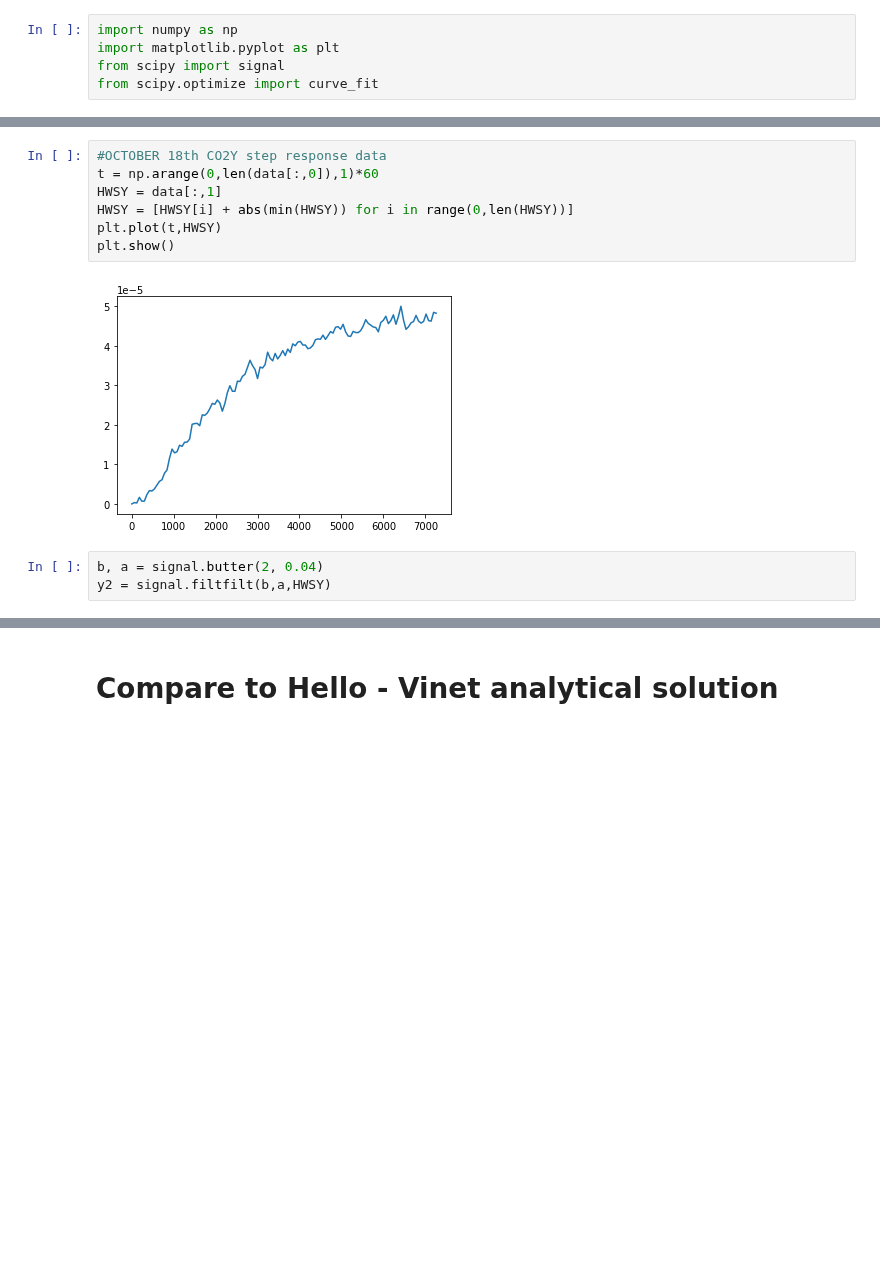
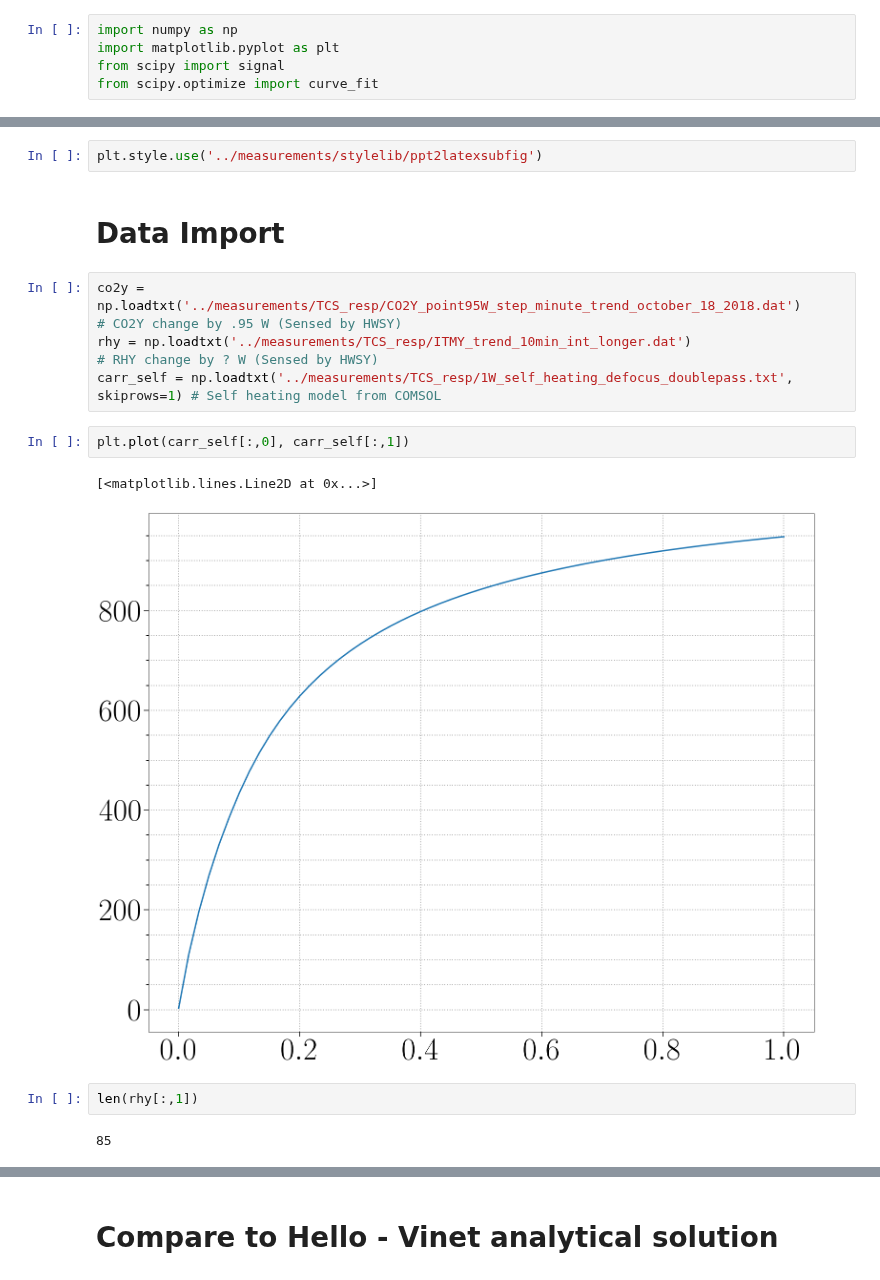
Before and after one commit to dancvan/dissertation, a Jupyter notebook: code/TCS_resp.ipynb, the cells around one changed output, grey strips where cells are left out. Cells and saved outputs as stored; diff of their text form; blank space fills up the shorter version.

Commit message:
Importing ITMY RH response and starting a TCS time constant comparison plot

```diff
--- a/code/TCS_resp.ipynb
+++ b/code/TCS_resp.ipynb
@@ -8,12 +6,17 @@ data = np.loadtxt('../measurements/TCS_resp/CO2Y_point95W_step_minute_trend_octo
-# %%
-#OCTOBER 18th CO2Y step response data
-t = np.arange(0,len(data[:,0]),1)*60
-HWSY = data[:,1]
-HWSY = [HWSY[i] + abs(min(HWSY)) for i in range(0,len(HWSY))]
-plt.plot(t,HWSY)
-plt.show()
-# %% [output]
-[figure, removed]
-# %%
-b, a = signal.butter(2, 0.04)
-y2 = signal.filtfilt(b,a,HWSY)
+# %%
+plt.style.use('../measurements/stylelib/ppt2latexsubfig')
+# %% [markdown]
+# Data Import
+# %%
+co2y = np.loadtxt('../measurements/TCS_resp/CO2Y_point95W_step_minute_trend_october_18_2018.dat')     # CO2Y change by .95 W (Sensed by HWSY)
+rhy = np.loadtxt('../measurements/TCS_resp/ITMY_trend_10min_int_longer.dat')                          # RHY change by ? W (Sensed by HWSY)
+carr_self = np.loadtxt('../measurements/TCS_resp/1W_self_heating_defocus_doublepass.txt', skiprows=1) # Self heating model from COMSOL
+# %%
+plt.plot(carr_self[:,0], carr_self[:,1])
+# %% [output]
+[<matplotlib.lines.Line2D at 0x...>]
+[figure, added]
+# %%
+len(rhy[:,1])
+# %% [output]
+85
```
Also changed, not shown: parts of 9 cells of this notebook, 1 other file.
